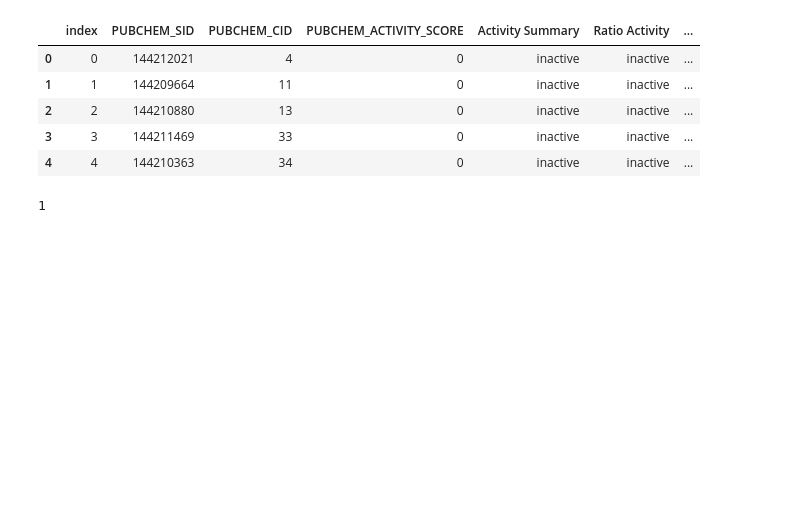
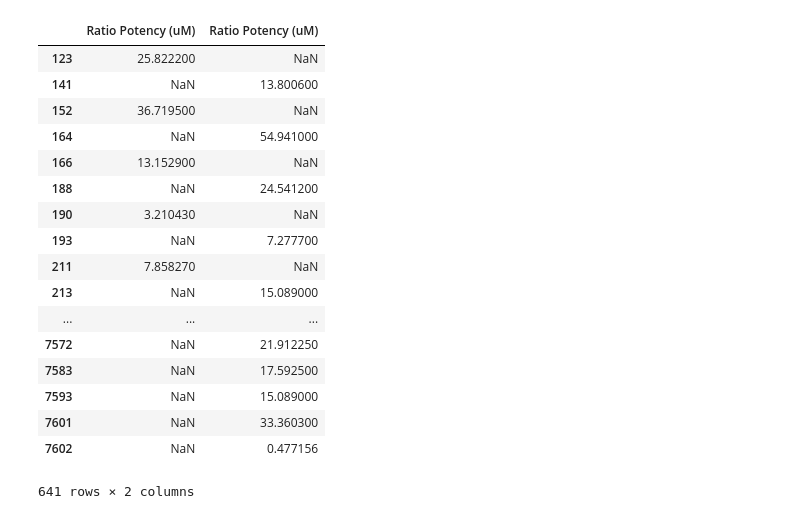
Before and after one commit to shreyasingh1/NCBI, a Jupyter notebook: Dictionaries.ipynb, the cells around one changed output. Saved outputs shown, nothing was run; the diff lists cells and outputs as text; code cells hidden in the pictures; blank space fills up the shorter version.

```diff
--- a/Dictionaries.ipynb
+++ b/Dictionaries.ipynb
@@ -10,15 +10,11 @@ import warnings
 warnings.filterwarnings("ignore")
 
 #Reading in Summary ANTAGONIST CSV
-data = pd.read_csv('CleanedAntagonistData2.csv')
-data = data.iloc[0:]
-data = data.reset_index()
-data.head(5)
+data_antag = pd.read_csv('CleanedAntagonistData2.csv')
 #data.dtypes
+
+#Reading in Summary AGONIST csv
+data_ag = pd.read_csv('CleanedAgonistData3.csv')
+
+#Reading in Combined CSV
+data_both = pd.read_csv('CombinedDataCleaned.csv')
-# %% [output]
-|  | index | PUBCHEM_SID | PUBCHEM_CID | PUBCHEM_ACTIVITY_SCORE | Activity Summary | Ratio Activity | ... |
-| 0 | 0 | 144212021 | 4 | 0 | inactive | inactive | ... |
-| 1 | 1 | 144209664 | 11 | 0 | inactive | inactive | ... |
-| 2 | 2 | 144210880 | 13 | 0 | inactive | inactive | ... |
-| 3 | 3 | 144211469 | 33 | 0 | inactive | inactive | ... |
-| 4 | 4 | 144210363 | 34 | 0 | inactive | inactive | ... |
@@ -28,4 +21,40 @@ data_dupsSID = data.pivot_table(index=['PUBCHEM_SID'], aggfunc='size')
-# %%
-print((data_dupsSID[0]))
-# %% [output]
-1
+# %%
+#potency values for agonists and antagonists
+ag_pot = data_both['Ratio Potency (uM)'].where(data_both['Activity Score'] == 'active agonist')
+ag_pot = ag_pot.dropna()
+antag_pot = data_both['Ratio Potency (uM)'].where(data_both['Activity Score'] == 'active antagonist')
+antag_pot = antag_pot.dropna()
+pot = ag_pot + antag_pot
+
+
+#efficacy values for agonists and antagonists
+ag_eff = data_both['Ratio Efficacy (%)'].where(data_both['Activity Score'] == 'active agonist')
+ag_eff = ag_eff.dropna()
+antag_eff = data_both['Ratio Efficacy (%)'].where(data_both['Activity Score'] == 'active antagonist')
+antag_eff = antag_eff.dropna()
+eff = ag_eff + antag_eff
+
+#combining lists into a df
+
+pot_eff = pd.concat([ag_pot, antag_pot], axis = 1)
+#pot_eff = pot_eff.dropna()
+pot_eff
+# %% [output]
+|  | Ratio Potency (uM) | Ratio Potency (uM) |
+| 123 | 25.822200 | NaN |
+| 141 | NaN | 13.800600 |
+| 152 | 36.719500 | NaN |
+| 164 | NaN | 54.941000 |
+| 166 | 13.152900 | NaN |
+| 188 | NaN | 24.541200 |
+| 190 | 3.210430 | NaN |
+| 193 | NaN | 7.277700 |
+| 211 | 7.858270 | NaN |
+| 213 | NaN | 15.089000 |
+| ... | ... | ... |
+| 7572 | NaN | 21.912250 |
+| 7583 | NaN | 17.592500 |
+| 7593 | NaN | 15.089000 |
+| 7601 | NaN | 33.360300 |
+| 7602 | NaN | 0.477156 |
+641 rows × 2 columns
```
Also changed, not shown: parts of 7 cells of this notebook, 3 other files.
